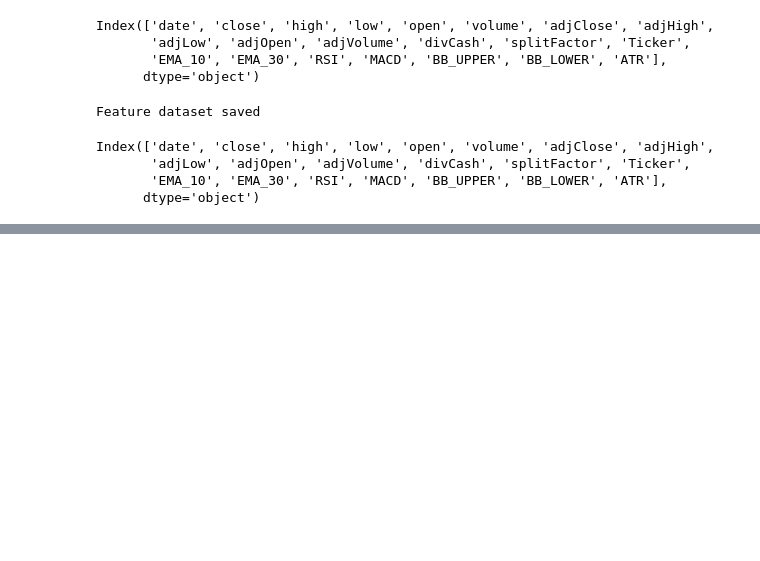
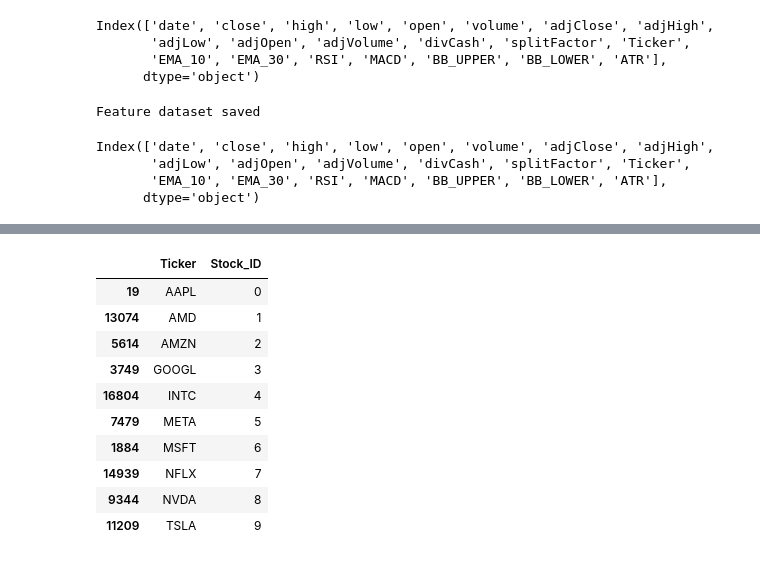
Before and after one commit to m4nn4t/stock_price_prediction, a Jupyter notebook: MultiStock.ipynb, the cells around one changed output, grey strips where cells are left out. Drawn from its saved outputs; the diff is of its cells as text; code cells hidden in the pictures; blank space fills up the shorter version.

```diff
--- a/MultiStock.ipynb
+++ b/MultiStock.ipynb
@@ -259,0 +264,27 @@ Index(['date', 'close', 'high', 'low', 'open', 'volume', 'adjClose', 'adjHigh',
+# %%
+#creating stock ID for individual companies
+from sklearn.preprocessing import LabelEncoder
+
+encoder=LabelEncoder()
+
+feature_df["Stock_ID"]=encoder.fit_transform(
+    feature_df["Ticker"]
+)
+
+feature_df[
+    ["Ticker","Stock_ID"]
+].drop_duplicates().sort_values(
+    "Stock_ID"
+)
+# %% [output]
+|  | Ticker | Stock_ID |
+| 19 | AAPL | 0 |
+| 13074 | AMD | 1 |
+| 5614 | AMZN | 2 |
+| 3749 | GOOGL | 3 |
+| 16804 | INTC | 4 |
+| 7479 | META | 5 |
+| 1884 | MSFT | 6 |
+| 14939 | NFLX | 7 |
+| 9344 | NVDA | 8 |
+| 11209 | TSLA | 9 |
```
Also changed, not shown: parts of 19 cells of this notebook.
